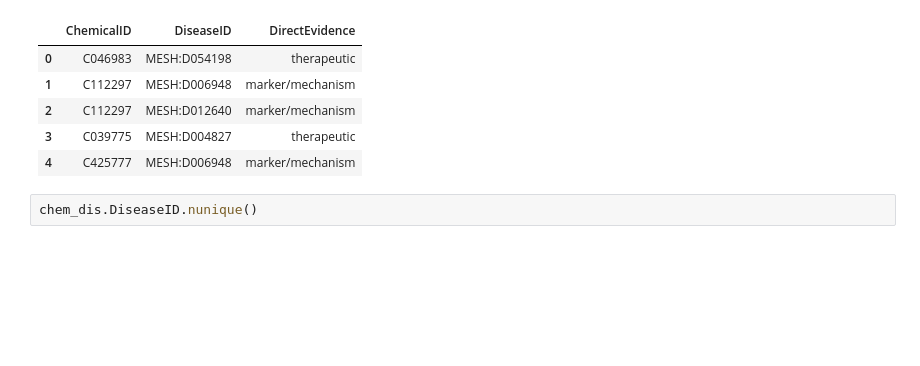
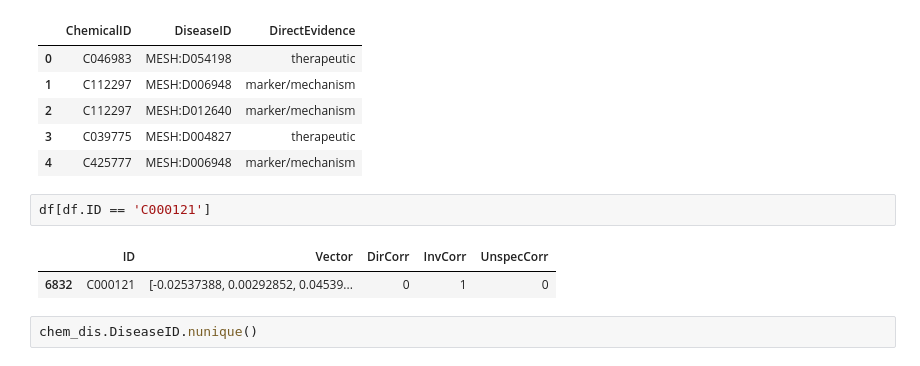
Before and after one commit to colemai/msc-thesis, a Jupyter notebook: opa/opa-nn.ipynb, the cells around one changed output. Drawn from its saved outputs; the diff is of its cells as text; blank space fills up the shorter version.

```diff
--- a/opa/opa-nn.ipynb
+++ b/opa/opa-nn.ipynb
@@ -102,6 +233,11 @@ chem_dis.head()
 | 2 | C112297 | MESH:D012640 | marker/mechanism |
 | 3 | C039775 | MESH:D004827 | therapeutic |
 | 4 | C425777 | MESH:D006948 | marker/mechanism |
+# %%
+df[df.ID == 'C000121']
+# %% [output]
+|  | ID | Vector | DirCorr | InvCorr | UnspecCorr |
+| 6832 | C000121 | [-0.02537388, 0.00292852, 0.04539... | 0 | 1 | 0 |
 # %%
 chem_dis.DiseaseID.nunique()
 # %% [output]
```
Also changed, not shown: parts of 30 cells of this notebook.
